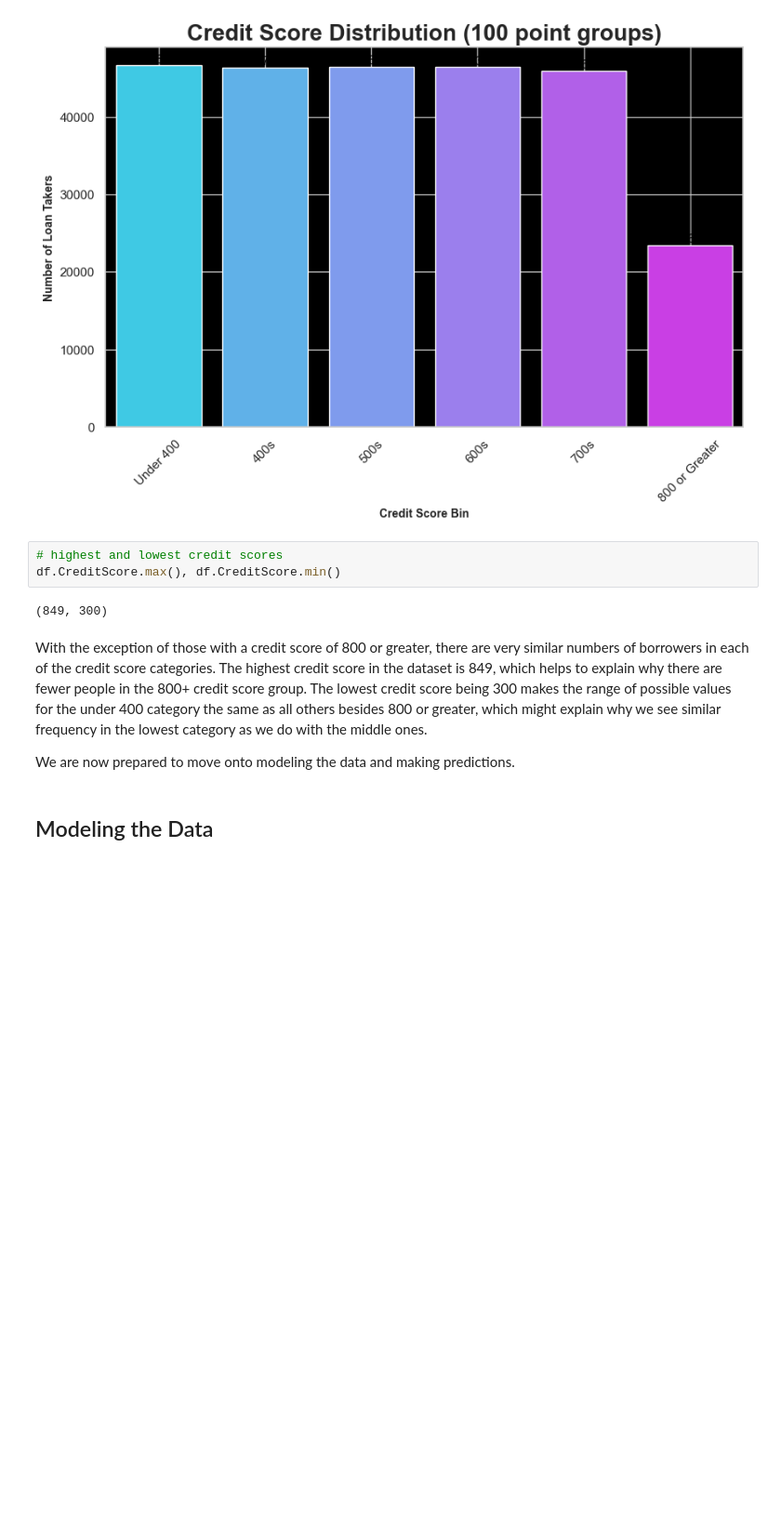
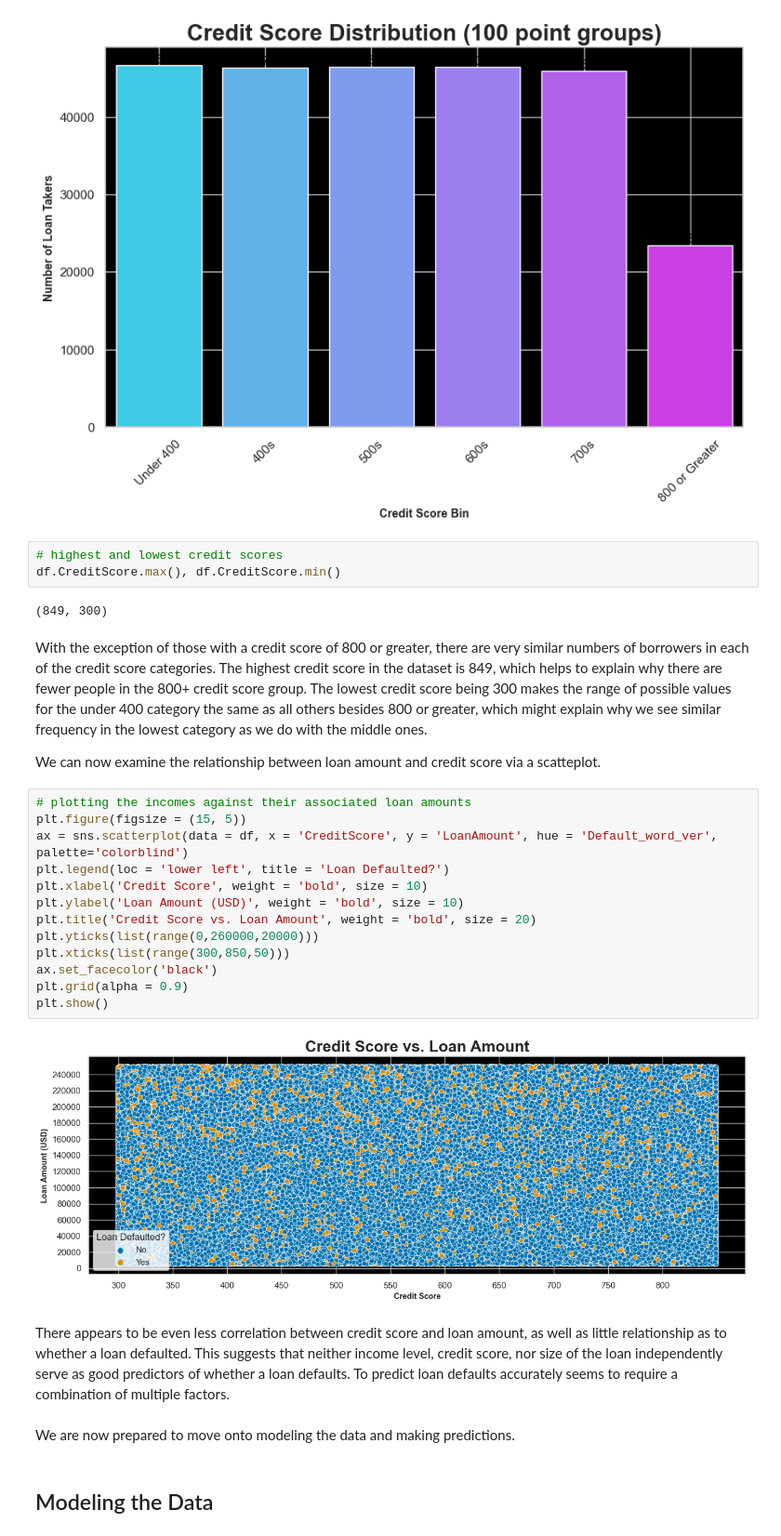
Before and after one commit to the-ethical-ai/Loan_default, a Jupyter notebook: Loan_Default_Full_Report.ipynb, the cells around one changed output. Shown at 93% size. Drawn from its saved outputs; the diff is of its cells as text; blank space fills up the shorter version.

Commit message:
Added a plot and fixed typos.

```diff
--- a/Loan_Default_Full_Report.ipynb
+++ b/Loan_Default_Full_Report.ipynb
@@ -367,7 +370,29 @@ df.CreditScore.max(), df.CreditScore.min()
 With the exception of those with a credit score of 800 or greater, there are very similar numbers of borrowers in each of the
 credit score categories. The highest credit score in the dataset is 849, which helps to explain why there are fewer people in the 800+ credit score group. The lowest credit score being 300 makes the range of possible values for the under 400 category the same as all others besides 800 or greater, which might explain why we see similar frequency in the lowest category as we do with the middle ones.
 
-We are now prepared to move onto modeling the data and making predictions.
+We can now examine the relationship between loan amount and credit score via a scatteplot.
+# %%
+# plotting the incomes against their associated loan amounts
+plt.figure(figsize = (15, 5))
+ax = sns.scatterplot(data = df, x = 'CreditScore', y = 'LoanAmount', hue = 'Default_word_ver', palette='colorblind')
+plt.legend(loc = 'lower left', title = 'Loan Defaulted?')
+plt.xlabel('Credit Score', weight = 'bold', size = 10)
+plt.ylabel('Loan Amount (USD)', weight = 'bold', size = 10)
+plt.title('Credit Score vs. Loan Amount', weight = 'bold', size = 20)
+plt.yticks(list(range(0,260000,20000)))
+plt.xticks(list(range(300,850,50)))
+ax.set_facecolor('black')
+plt.grid(alpha = 0.9)
+plt.show()
+# %% [output]
+[figure, added]
+# %% [markdown]
+There appears to be even less correlation between credit score and loan amount, as well as little relationship as to
+whether a loan defaulted. This suggests that neither income level, credit score, nor size of the loan independently serve as
+good predictors of whether a loan defaults. To predict loan defaults accurately seems to require a combination of multiple factors.
+# %% [markdown]
+
+We are now prepared to move onto modeling the data and making predictions.
 # %% [markdown]
 <a name="header-2"></a>
 ## Modeling the Data
```
Also changed, not shown: parts of 14 cells of this notebook.
